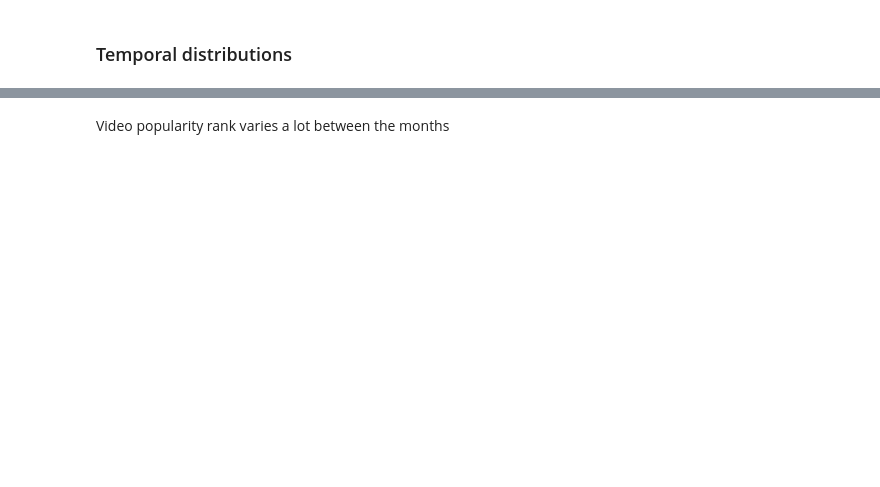
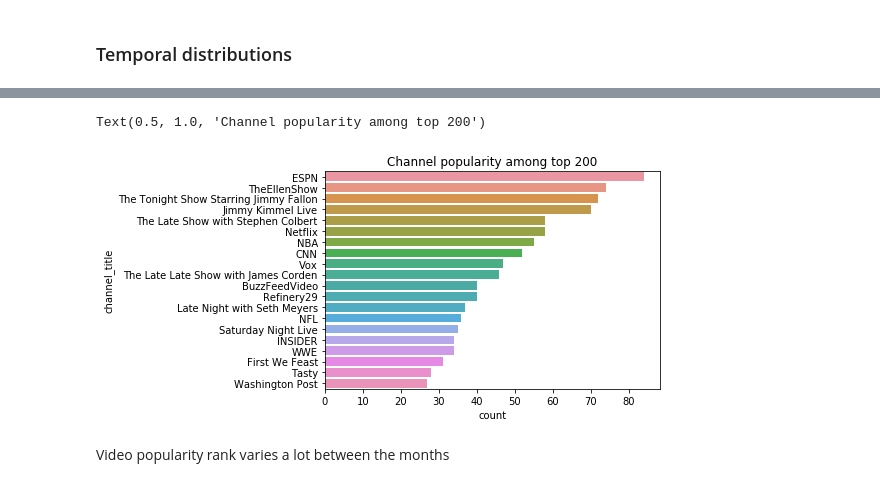
Before and after one commit to criswada/Lovelace, a Jupyter notebook: notebooks/Analise_exploratoria.ipynb, the cells around one changed output, grey strips where cells are left out. Drawn from its saved outputs; the diff is of its cells as text; code cells hidden in the pictures; blank space fills up the shorter version.

```diff
--- a/notebooks/Analise_exploratoria.ipynb
+++ b/notebooks/Analise_exploratoria.ipynb
@@ -132,3 +223,14 @@ Name: trending_date, dtype: int64
+# %%
+# Per channel
+df2 = df.copy()
+
+df2.drop_duplicates('video_id', inplace=True)
+
+sns.countplot(y='channel_title', data=df2, order=df2.channel_title.value_counts().iloc[:20].index)
+plt.title('Channel popularity among top 200')
+# %% [output]
+Text(0.5, 1.0, 'Channel popularity among top 200')
+[figure, added]
 # %%
 # Divide per year
 df_2017 = df[df.trending_date.dt.year == 2017]
```
Also changed, not shown: parts of 14 cells of this notebook.
